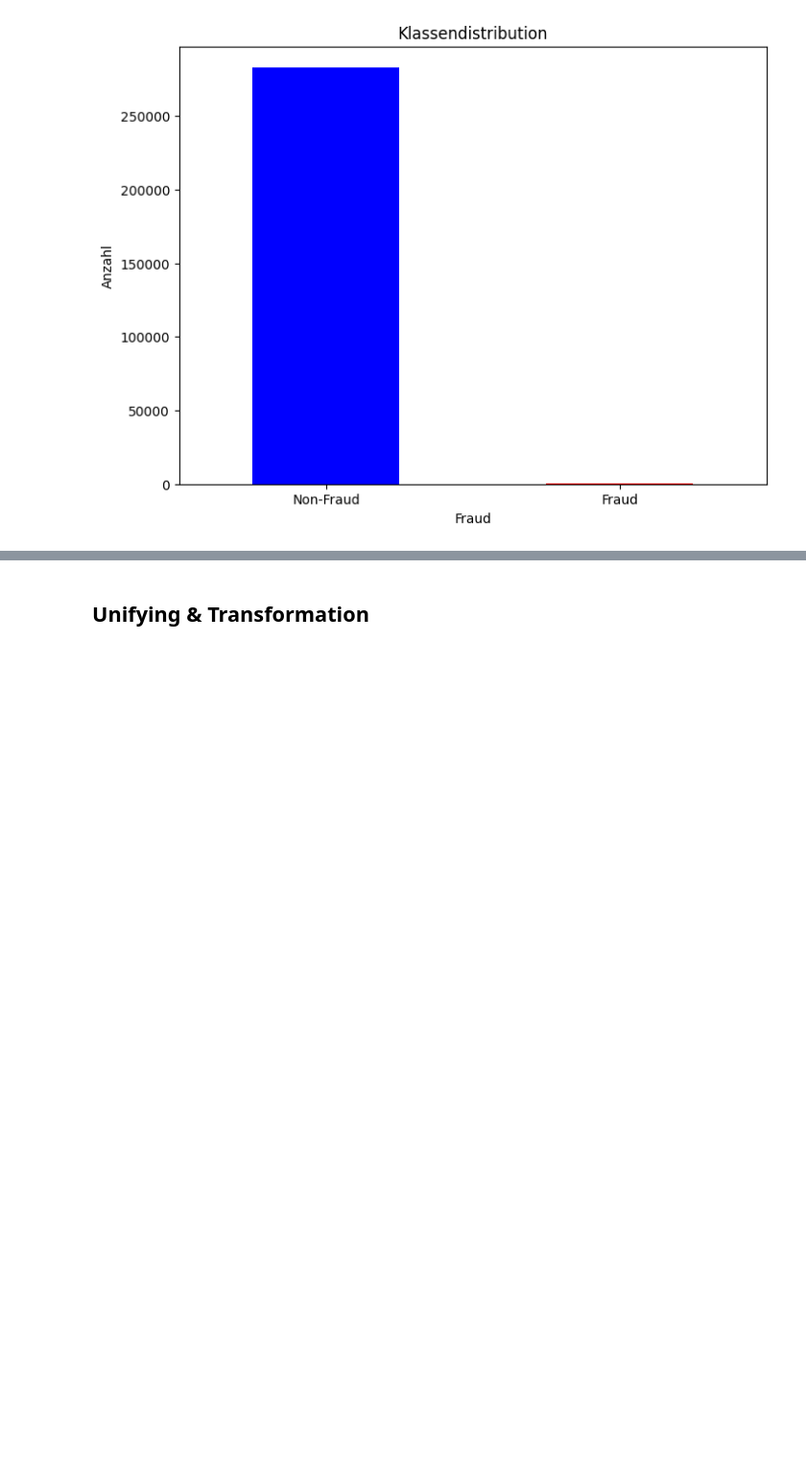
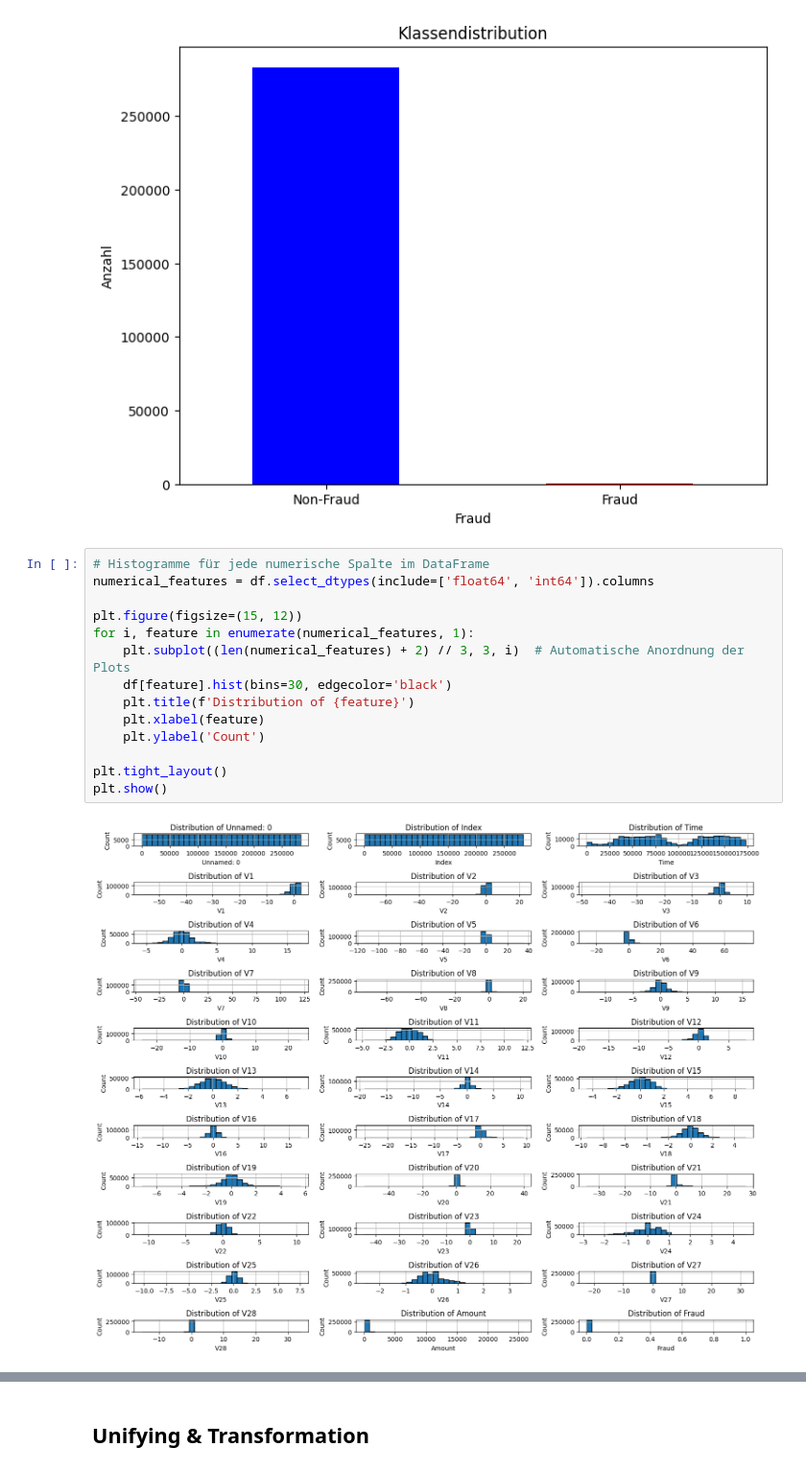
Before and after one commit to goernjosi/PythonProjektV2, a Jupyter notebook: Version2.ipynb, the cells around one changed output, grey strips where cells are left out. Shown at 96% size. Drawn from its saved outputs; the diff is of its cells as text; blank space fills up the shorter version.

```diff
--- a/Version2.ipynb
+++ b/Version2.ipynb
@@ -284,4 +297,20 @@ plt.ylabel('Anzahl')
 plt.show()
 # %% [output]
 [figure]
+# %%
+# Histogramme für jede numerische Spalte im DataFrame
+numerical_features = df.select_dtypes(include=['float64', 'int64']).columns
+
+plt.figure(figsize=(15, 12))
+for i, feature in enumerate(numerical_features, 1):
+    plt.subplot((len(numerical_features) + 2) // 3, 3, i)  # Automatische Anordnung der Plots
+    df[feature].hist(bins=30, edgecolor='black')
+    plt.title(f'Distribution of {feature}')
+    plt.xlabel(feature)
+    plt.ylabel('Count')
+
+plt.tight_layout()
+plt.show()
+# %% [output]
+[figure, added]
 # %%
```
Also changed, not shown: parts of 37 cells of this notebook, 1 other file.
